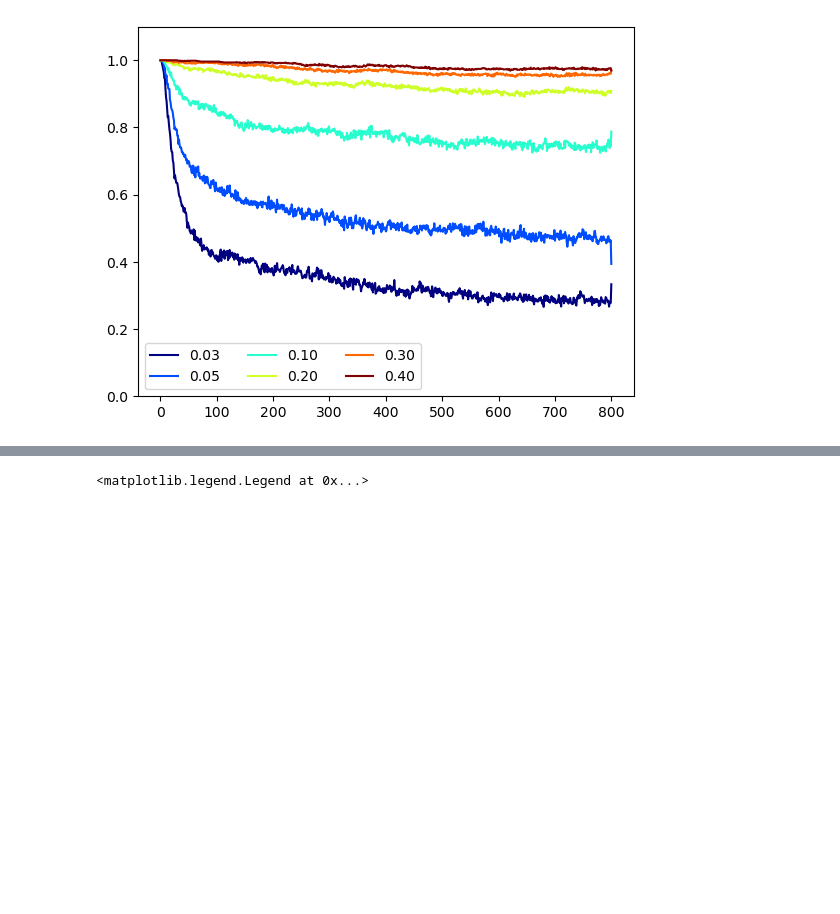
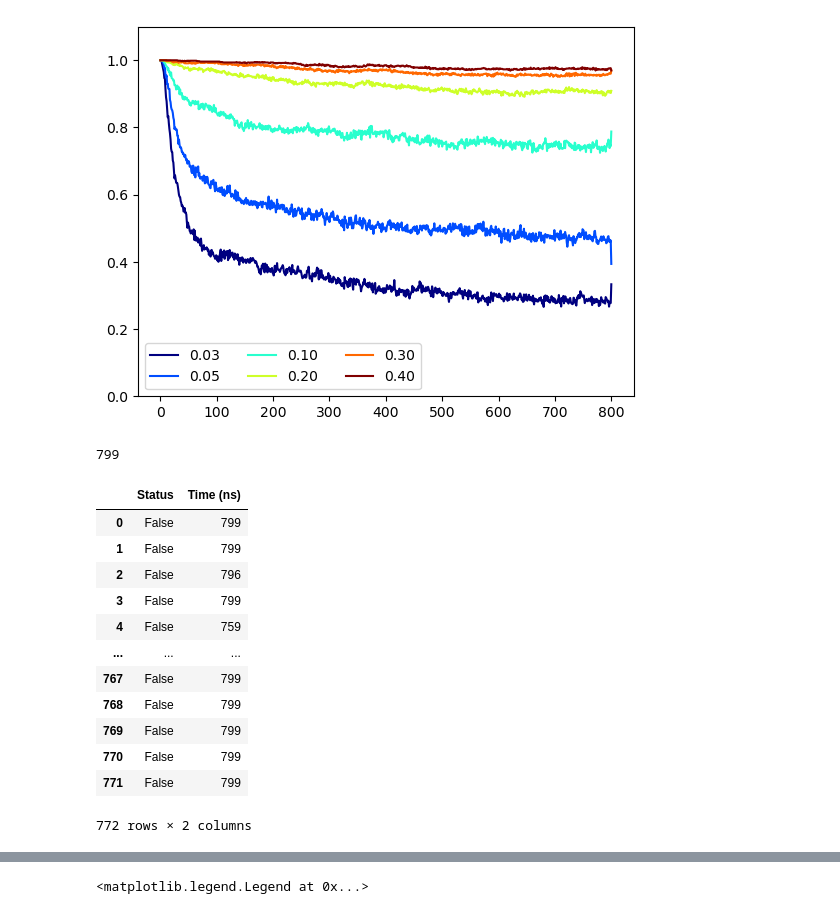
Before and after one commit to giorginolab/sh2-som, a Jupyter notebook: 2-survival-plots.ipynb, the cells around one changed output, grey strips where cells are left out. Saved outputs shown, nothing was run; the diff lists cells and outputs as text; code cells hidden in the pictures; blank space fills up the shorter version.

```diff
--- a/2-survival-plots.ipynb
+++ b/2-survival-plots.ipynb
@@ -95,0 +101,4 @@ pl.legend(loc="lower left", ncol=3)
+# %%
+bbb["Frame"].max()
+# %% [output]
+799
@@ -95,0 +120,17 @@ pl.legend(loc="lower left", ncol=3)
+# %%
+rmsd_surv_5 = df2surv(rmsd_df, 5, 0, less_is_bound=True)
+rmsd_surv_5
+# %% [output]
+|  | Status | Time (ns) |
+| 0 | False | 799 |
+| 1 | False | 799 |
+| 2 | False | 796 |
+| 3 | False | 799 |
+| 4 | False | 759 |
+| ... | ... | ... |
+| 767 | False | 799 |
+| 768 | False | 799 |
+| 769 | False | 799 |
+| 770 | False | 799 |
+| 771 | False | 799 |
+772 rows × 2 columns
```
Also changed, not shown: parts of 4 cells of this notebook.
